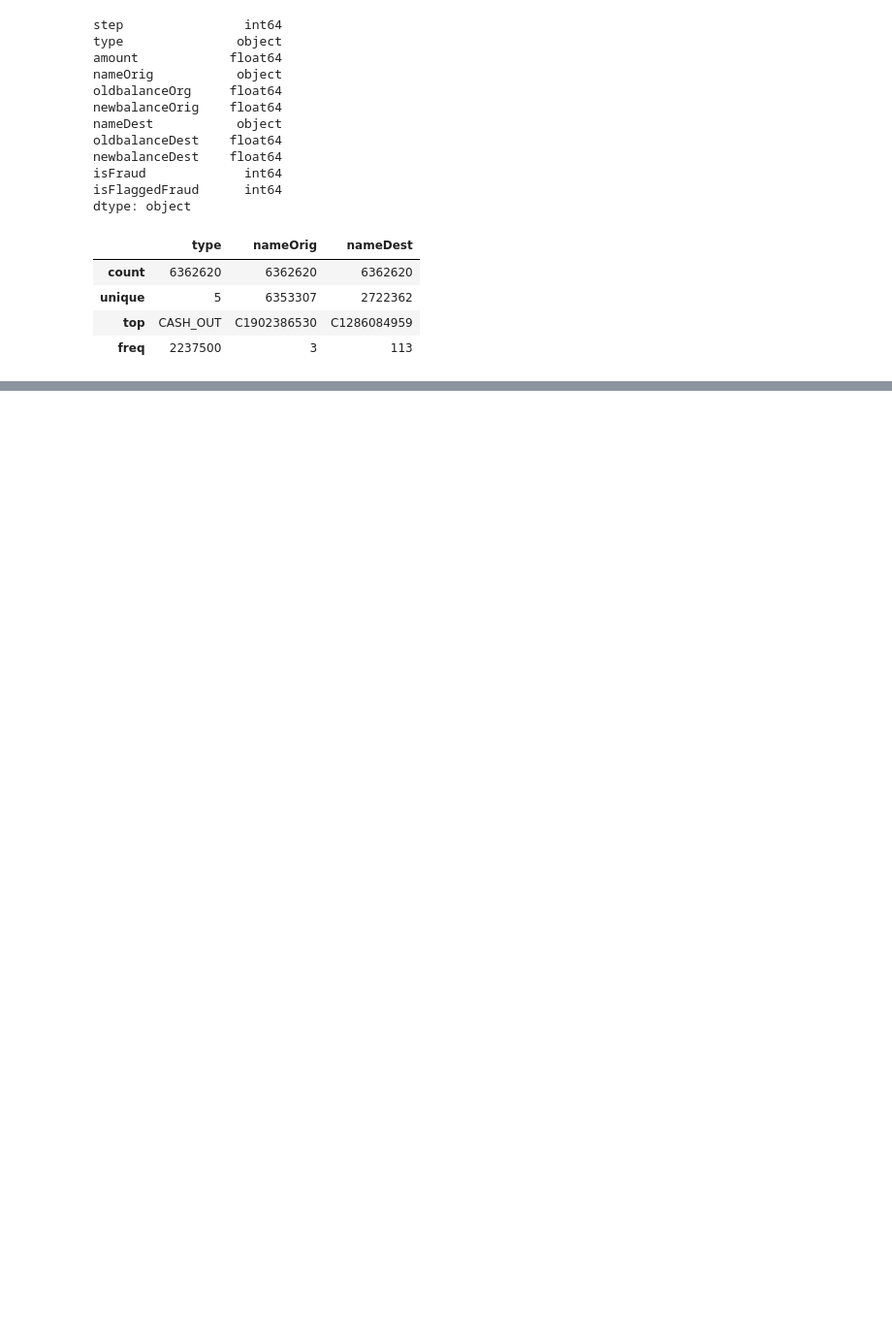
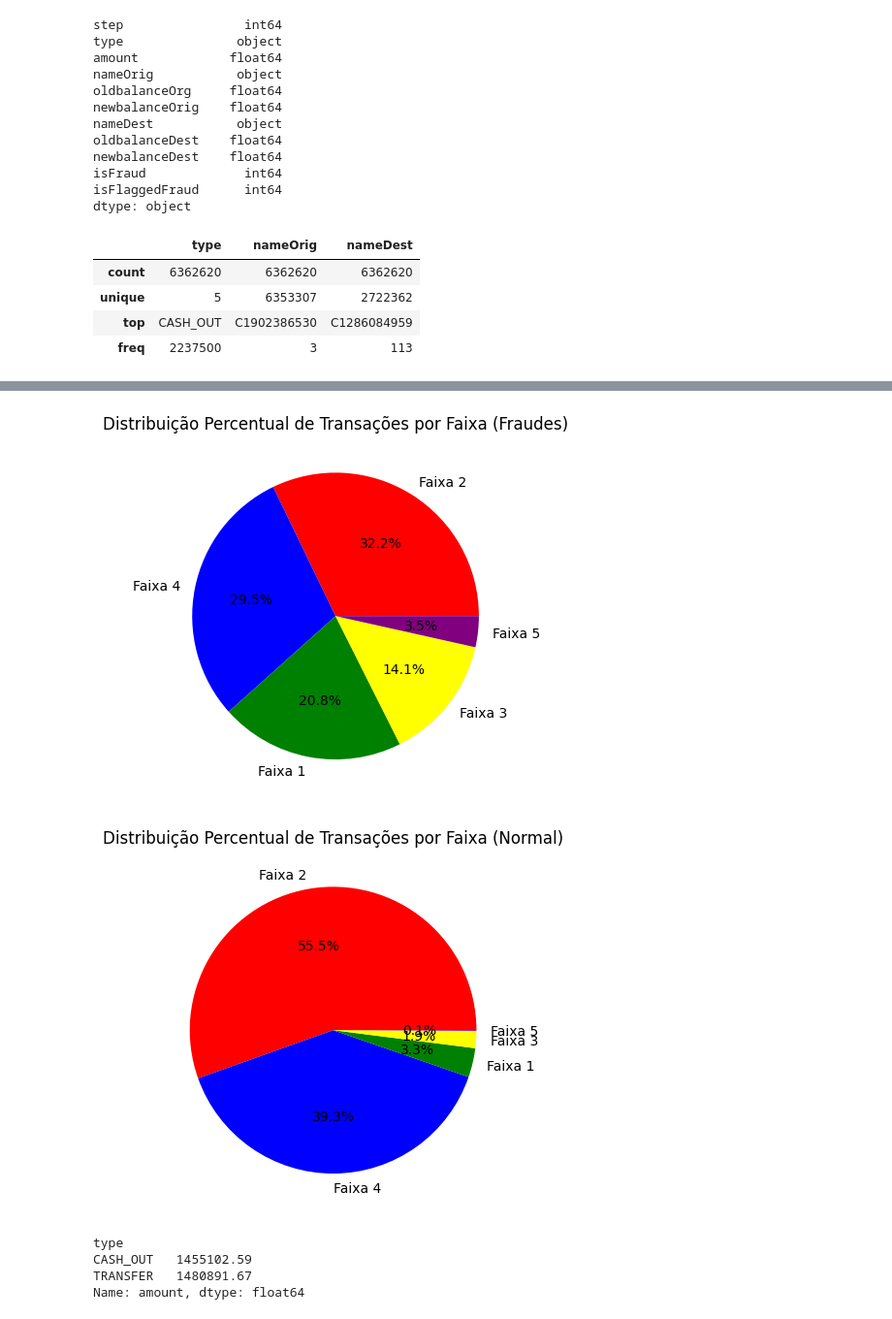
Before and after one commit to jorgelpiva/A3_IAvsBigData, a Jupyter notebook: analise_fraude.ipynb, the cells around one changed output, grey strips where cells are left out. Shown at 97% size. Saved outputs shown, nothing was run; the diff lists cells and outputs as text; code cells hidden in the pictures; blank space fills up the shorter version.

```diff
--- a/analise_fraude.ipynb
+++ b/analise_fraude.ipynb
@@ -33,0 +281,6 @@ dataset_texto.describe()
+# %%
+# Filtrar o dataset original pelo valor de 'isFraud' igual a 1
+dataset_fraude = dataset[dataset['isFraud'] == 1]
+
+# Agrupar o dataset de fraudes pela coluna 'amount_category' e calcular a soma e contagem das transações
+dataset_fraude.groupby('amount_category')['amount'].sum()
@@ -33,0 +305,40 @@ dataset_texto.describe()
+# %%
+# Filtrar o dataset original para obter o dataset sem as fraudes
+dataset_no_fraud = dataset[dataset['isFraud'] == 0]
+
+# Obter a contagem de transações por faixa de transações para o dataset de fraudes
+contagem_por_faixa_fraude = dataset_fraude['amount_category'].value_counts()
+
+# Obter a contagem de transações por faixa de transações para o dataset normal sem as fraudes
+contagem_por_faixa_normal = dataset_no_fraud['amount_category'].value_counts()
+
+# Configurar os rótulos das faixas de transações
+labels = contagem_por_faixa_fraude.index
+
+# Configurar os valores para o dataset de fraudes e para o dataset normal sem as fraudes
+fraude_values = contagem_por_faixa_fraude.values
+normal_values = contagem_por_faixa_normal.values
+
+# Criar a figura e os eixos do primeiro gráfico de pizza para o dataset de fraudes
+fig1, ax1 = plt.subplots()
+ax1.pie(fraude_values, labels=labels, autopct='%1.1f%%', colors=['red', 'blue', 'green', 'yellow', 'purple'])
+ax1.set_title('Distribuição Percentual de Transações por Faixa (Fraudes)')
+
+# Criar a figura e os eixos do segundo gráfico de pizza para o dataset normal sem as fraudes
+fig2, ax2 = plt.subplots()
+ax2.pie(normal_values, labels=labels, autopct='%1.1f%%', colors=['red', 'blue', 'green', 'yellow', 'purple'])
+ax2.set_title('Distribuição Percentual de Transações por Faixa (Normal)')
+
+# Exibir os gráficos de pizza
+plt.show()
+# %% [output]
+[figure, added]
+[figure, added]
+# %%
+# Calcular a média do amount para as transações de fraude (isFraud = 1)
+dataset[dataset['isFraud'] == 1].groupby('type')['amount'].mean()
+# %% [output]
+type
+CASH_OUT   1455102.59
+TRANSFER   1480891.67
+Name: amount, dtype: float64
```
Also changed, not shown: parts of 20 cells of this notebook.
